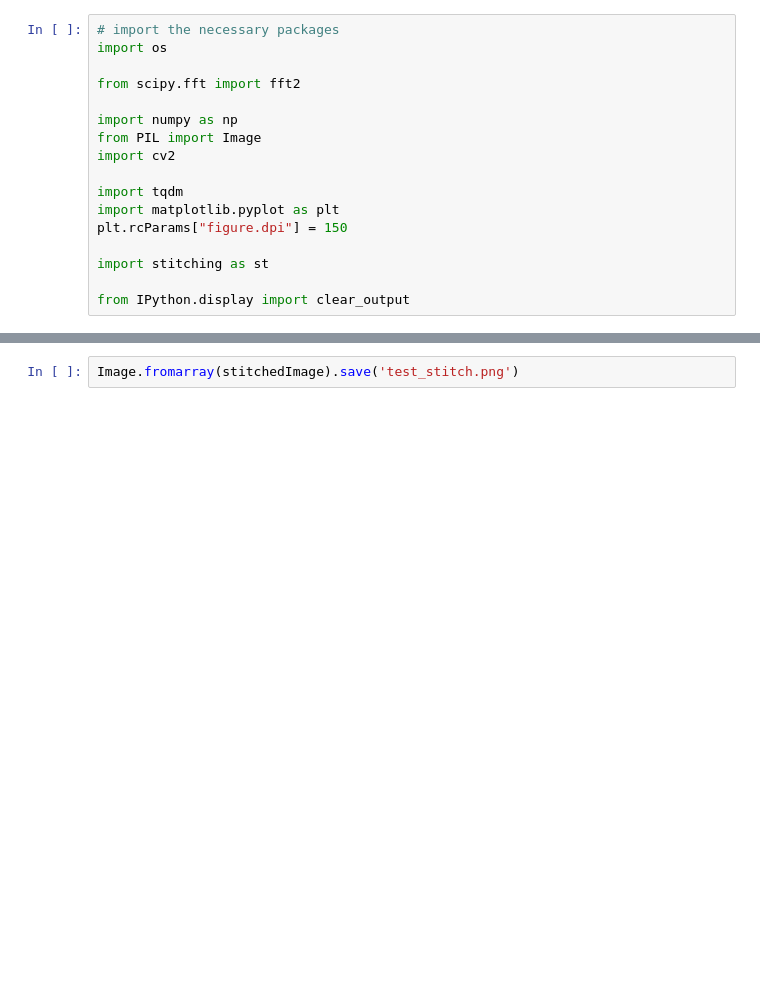
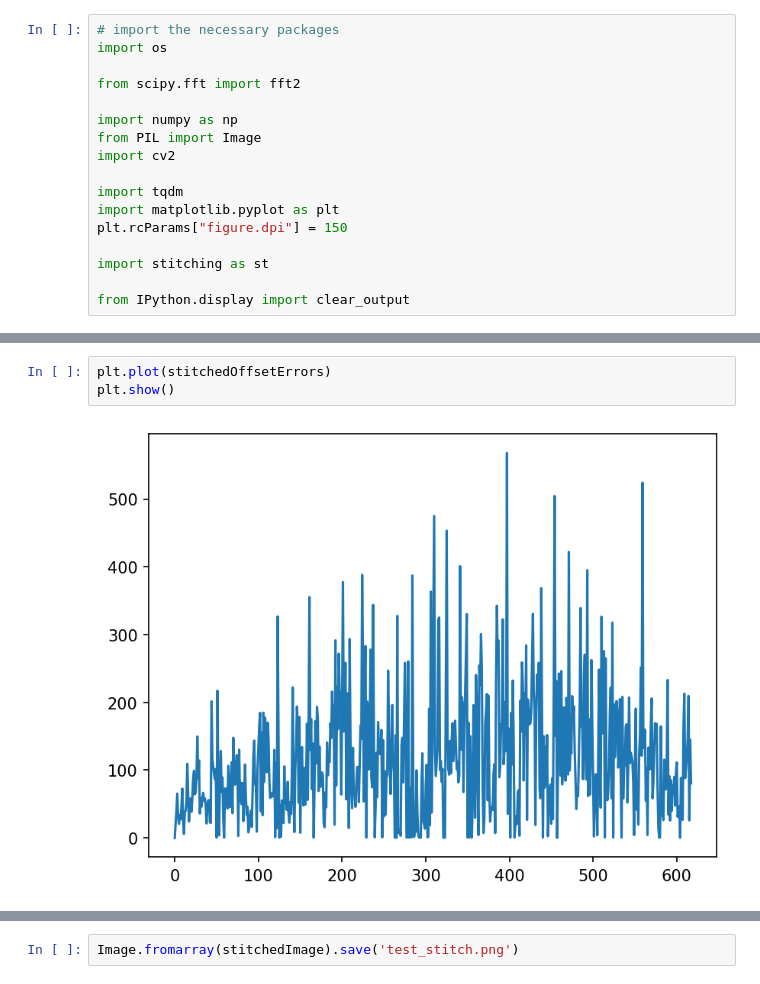
Before and after one commit to Jfeatherstone/stitcher, a Jupyter notebook: ManualStitch.ipynb, the cells around one changed output, grey strips where cells are left out. Cells and saved outputs as stored; diff of their text form; blank space fills up the shorter version.

```diff
--- a/ManualStitch.ipynb
+++ b/ManualStitch.ipynb
@@ -77,2 +101,7 @@ stitchedRotations = np.array(stitchedRotations)
+# %%
+plt.plot(stitchedOffsetErrors)
+plt.show()
+# %% [output]
+[figure, added]
 # %%
 # concat images
```
Also changed, not shown: parts of 5 cells of this notebook, 3 other files.
